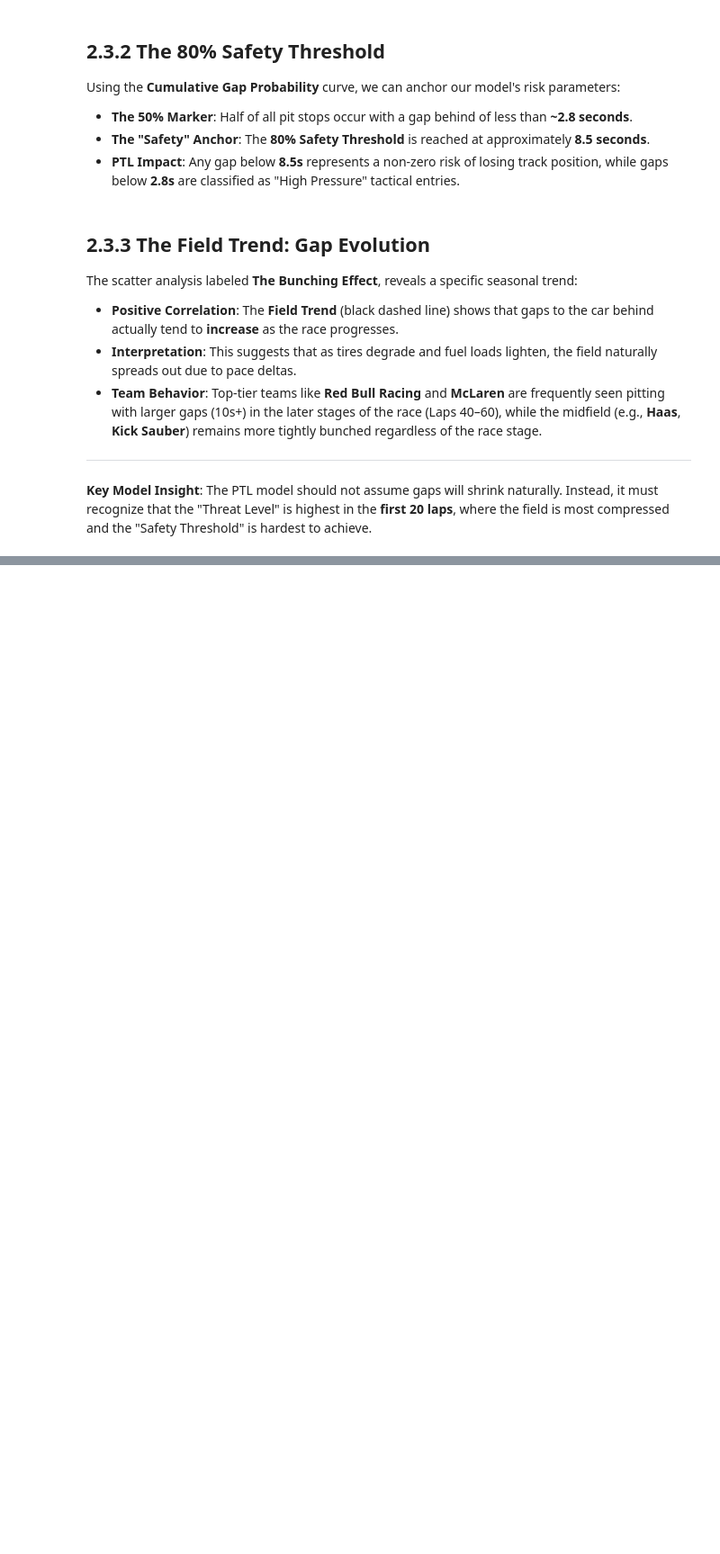
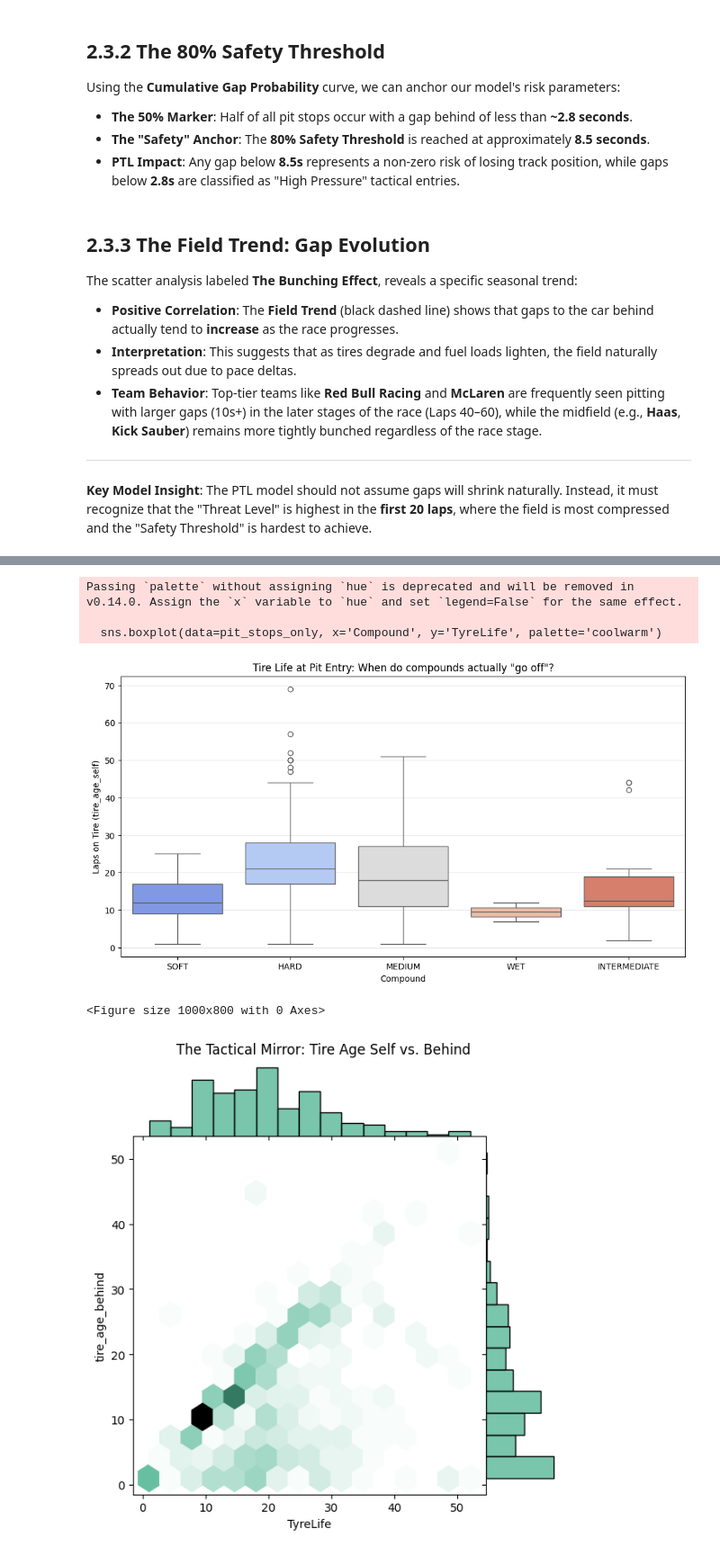
Before and after one commit to aventurtyme/f1-pit-strategy, a Jupyter notebook: notebooks/02_eda.ipynb, the cells around one changed output, grey strips where cells are left out. Shown at 90% size. Drawn from its saved outputs; the diff is of its cells as text; code cells hidden in the pictures; blank space fills up the shorter version.

Commit message:
data analytics phase 2.1

```diff
--- a/notebooks/02_eda.ipynb
+++ b/notebooks/02_eda.ipynb
@@ -399,0 +400,57 @@ The scatter analysis labeled **The Bunching Effect**, reveals a specific seasona
+# %%
+# 1. PRE-CALCULATION: Tire Age of the Car Behind
+def calculate_tire_age_behind(df):
+    processed_laps = []
+    for (r, l), lap_data in df.groupby(['Round', 'LapNumber']):
+        lap_data = lap_data.sort_values('Position')
+        # shift(-1) gets the data for the car in the position behind (P+1)
+        lap_data['tire_age_behind'] = lap_data['TyreLife'].shift(-1)
+        processed_laps.append(lap_data)
+    return pd.concat(processed_laps)
+
+df_eda = calculate_tire_age_behind(df_eda)
+# Refresh our pit stop slice
+pit_stops_only = df_eda[(df_eda['is_neutralized'] == False) & (df_eda['PitInTime'].notna())].copy()
+# Calculate the Delta
+pit_stops_only['age_delta'] = pit_stops_only['tire_age_behind'] - pit_stops_only['TyreLife']
+
+# A. Tire Life by Compound (Standard Windows)
+plt.figure(figsize=(12, 6))
+sns.boxplot(data=pit_stops_only, x='Compound', y='TyreLife', palette='coolwarm')
+plt.title('Tire Life at Pit Entry: When do compounds actually "go off"?')
+plt.ylabel('Laps on Tire (tire_age_self)')
+plt.grid(axis='y', alpha=0.3)
+plt.show()
+
+# B. The Undercut Delta (Self Age vs Behind Age)
+plt.figure(figsize=(10, 8))
+# Use a hexbin or scatter with marginal distributions
+joint_plot = sns.jointplot(
+    data=pit_stops_only, x='TyreLife', y='tire_age_behind',
+    kind="hex", color="#4CB391", space=0
+)
+joint_plot.fig.suptitle("The Tactical Mirror: Tire Age Self vs. Behind", y=1.02)
+plt.show()
+
+# C. Age Delta vs. Gap Behind (The PTL Trigger Scatter)
+plt.figure(figsize=(12, 7))
+scatter = plt.scatter(
+    pit_stops_only['gap_to_car_behind'],
+    pit_stops_only['age_delta'],
+    c=pit_stops_only['LapNumber'], # Coloured by race progress
+    cmap='plasma', alpha=0.6, edgecolors='w'
+)
+plt.axhline(0, color='black', linestyle='--', alpha=0.5)
+plt.colorbar(scatter, label='Lap Number')
+plt.title('PTL Signal: Age Delta vs. Gap Behind')
+plt.xlabel('Gap Behind (Seconds)')
+plt.ylabel('Age Delta (Behind - Self)')
+plt.xlim(0, 15)
+plt.show()
+# %% [output]
+Passing `palette` without assigning `hue` is deprecated and will be removed in v0.14.0. Assign the `x` variable to `hue` and set `legend=False` for the same effect.
+
+  sns.boxplot(data=pit_stops_only, x='Compound', y='TyreLife', palette='coolwarm')
+[figure, added]
+<Figure size 1000x800 with 0 Axes>
+[figure, added]
```
Also changed, not shown: parts of 30 cells of this notebook, 1 other file.
